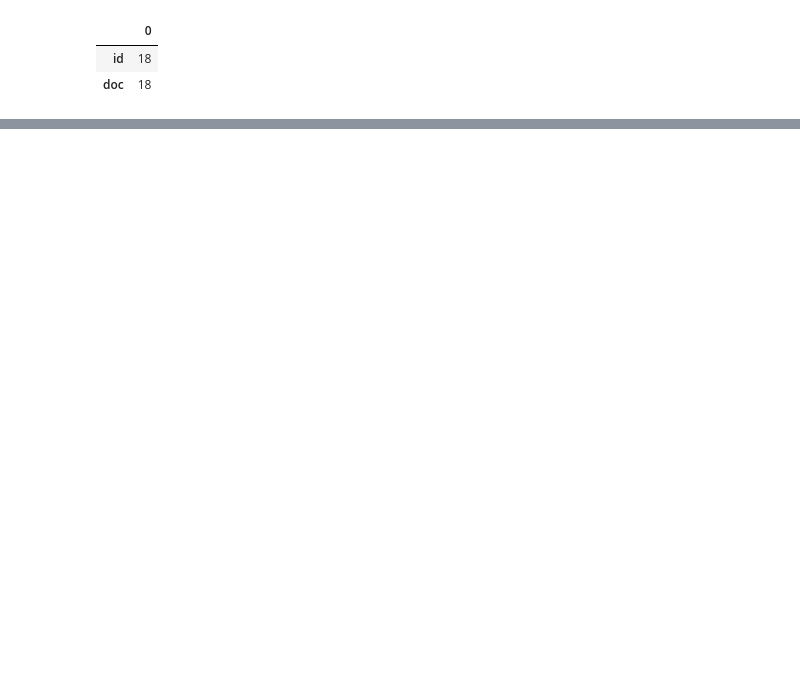
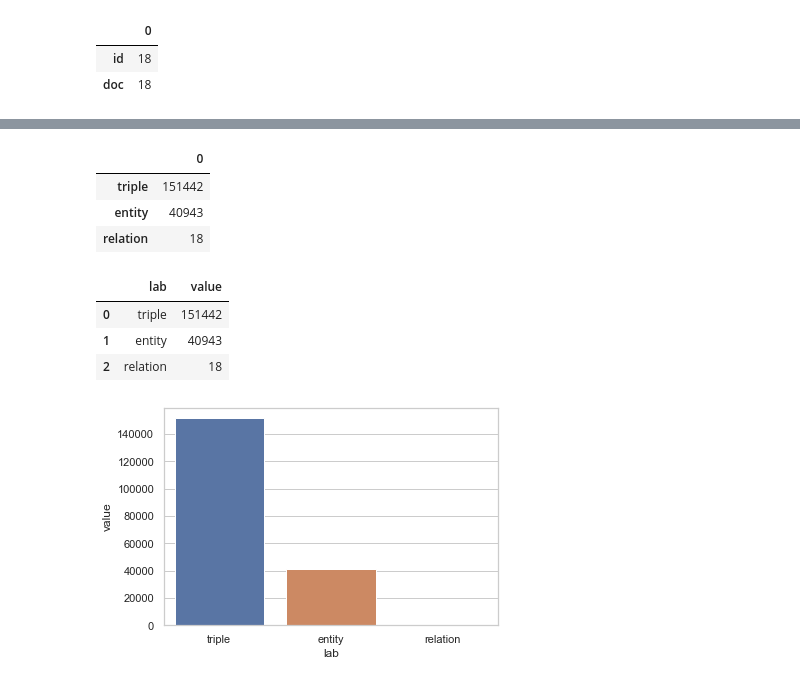
Before and after one commit to xhosaBoy/hyper-neural-tensorfactorisation, a Jupyter notebook: notebooks/WN18.ipynb, the cells around one changed output, grey strips where cells are left out. Saved outputs shown, nothing was run; the diff lists cells and outputs as text; code cells hidden in the pictures; blank space fills up the shorter version.

```diff
--- a/notebooks/WN18.ipynb
+++ b/notebooks/WN18.ipynb
@@ -188,0 +170,21 @@ ax = sns.barplot(x="lab", y="val", data=df_entity_and_relation)
+# %%
+df_triple_entity_relation_counts = pd.DataFrame([df_triple_counts.loc[0, 'value'], df_entity_counts.loc[0, 'value'], df_relation_counts.loc[0, 'value']],
+                                                index=['triple', 'entity', 'relation'])
+df_triple_entity_relation_counts.head()
+# %% [output]
+|  | 0 |
+| triple | 151442 |
+| entity | 40943 |
+| relation | 18 |
+# %%
+df_triple_entity_relation_counts = df_triple_entity_relation_counts.reset_index().rename(columns={'index': 'lab', 0: 'value'})
+df_triple_entity_relation_counts.head()
+# %% [output]
+|  | lab | value |
+| 0 | triple | 151442 |
+| 1 | entity | 40943 |
+| 2 | relation | 18 |
+# %%
+ax = sns.barplot(x="lab", y="value", data=df_triple_entity_relation_counts)
+# %% [output]
+[figure, added]
```
Also changed, not shown: parts of 22 cells of this notebook, 1 other file.
